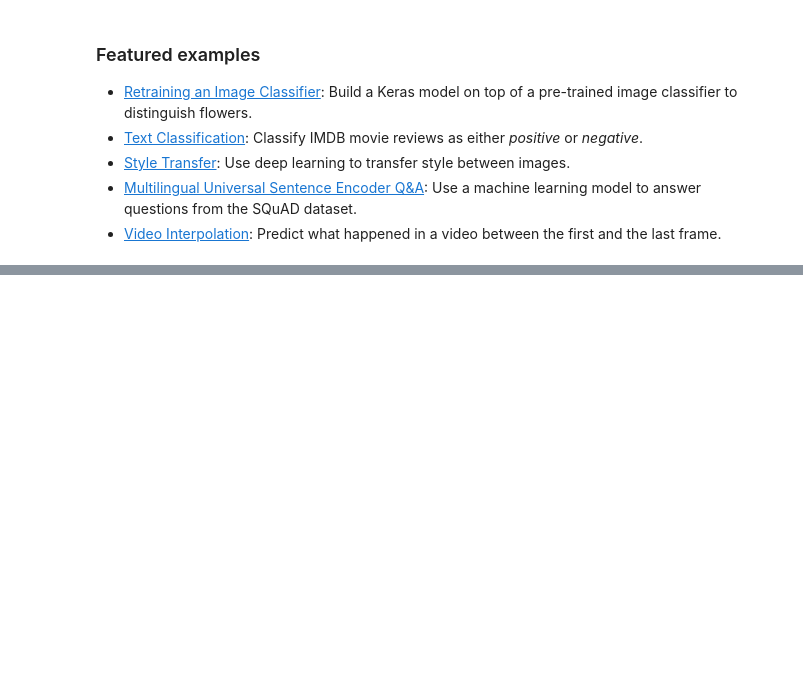
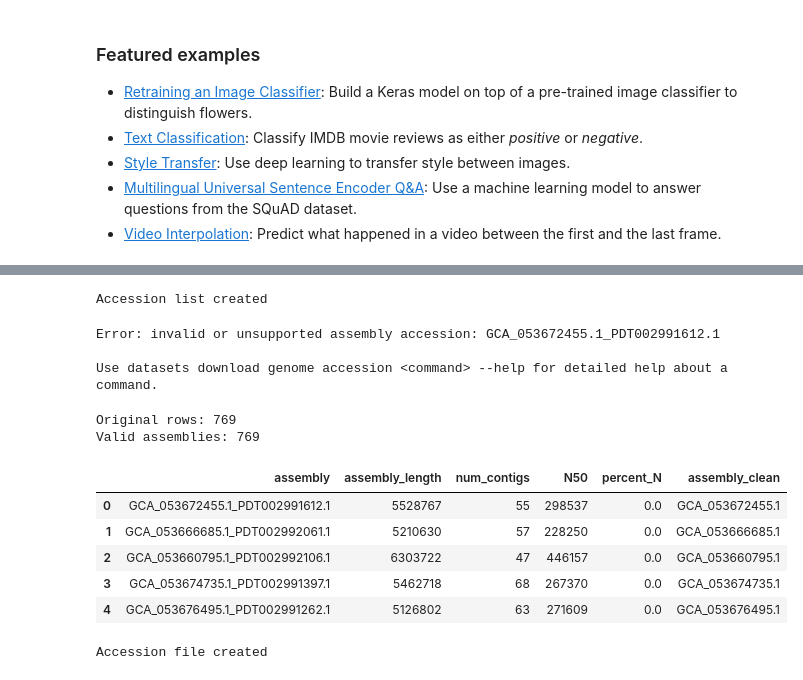
Before and after one commit to Oselin1988/ast_model, a Jupyter notebook: Welcome_To_Colab.ipynb, the cells around one changed output, grey strips where cells are left out. Drawn from its saved outputs; the diff is of its cells as text; code cells hidden in the pictures; blank space fills up the shorter version.

```diff
--- a/Welcome_To_Colab.ipynb
+++ b/Welcome_To_Colab.ipynb
@@ -3432,0 +262,65 @@ Epoch 2/50
+# %%
+import pandas as pd
+
+qc_df = pd.read_csv("/content/assembly_QC_passed.csv")
+
+qc_df["assembly"].dropna().to_csv(
+    "/content/assembly_accessions.txt",
+    index=False,
+    header=False
+)
+
+print("Accession list created")
+# %% [output]
+Accession list created
+# %%
+!datasets download genome accession \
+    --inputfile /content/assembly_accessions.txt \
+    --include genome \
+    --filename /content/assemblies.zip
+# %% [output]
+Error: invalid or unsupported assembly accession: GCA_053672455.1_PDT002991612.1
+
+Use datasets download genome accession <command> --help for detailed help about a command.
+# %%
+import pandas as pd
+import re
+
+# Load QC-passed table
+qc_df = pd.read_csv("/content/assembly_QC_passed.csv")
+
+# Extract valid NCBI assembly accession
+def extract_gca(x):
+    if pd.isna(x):
+        return None
+    m = re.search(r"GCA_\d+\.\d+", str(x))
+    return m.group(0) if m else None
+
+qc_df["assembly_clean"] = qc_df["assembly"].apply(extract_gca)
+
+# Drop invalid rows
+qc_df = qc_df.dropna(subset=["assembly_clean"])
+
+print("Original rows:", len(pd.read_csv("/content/assembly_QC_passed.csv")))
+print("Valid assemblies:", qc_df["assembly_clean"].nunique())
+
+qc_df.head()
+# %% [output]
+Original rows: 769
+Valid assemblies: 769
+|  | assembly | assembly_length | num_contigs | N50 | percent_N | assembly_clean |
+| 0 | GCA_053672455.1_PDT002991612.1 | 5528767 | 55 | 298537 | 0.0 | GCA_053672455.1 |
+| 1 | GCA_053666685.1_PDT002992061.1 | 5210630 | 57 | 228250 | 0.0 | GCA_053666685.1 |
+| 2 | GCA_053660795.1_PDT002992106.1 | 6303722 | 47 | 446157 | 0.0 | GCA_053660795.1 |
+| 3 | GCA_053674735.1_PDT002991397.1 | 5462718 | 68 | 267370 | 0.0 | GCA_053674735.1 |
+| 4 | GCA_053676495.1_PDT002991262.1 | 5126802 | 63 | 271609 | 0.0 | GCA_053676495.1 |
+# %%
+qc_df["assembly_clean"].drop_duplicates().to_csv(
+    "/content/assembly_accessions_clean.txt",
+    index=False,
+    header=False
+)
+
+print("Accession file created")
+# %% [output]
+Accession file created
```
Also changed, not shown: parts of 73 cells of this notebook.
